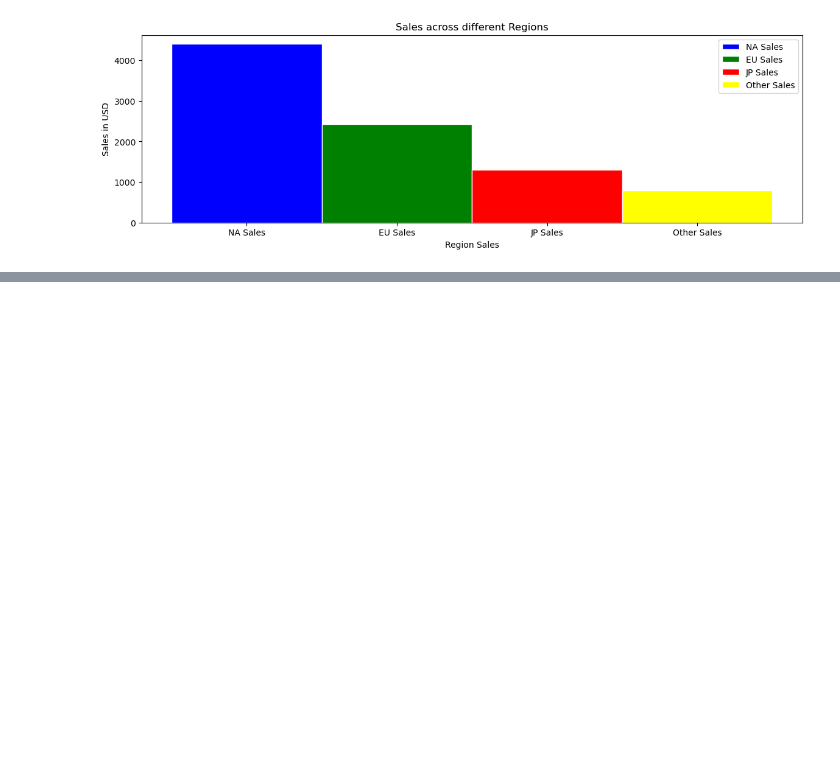
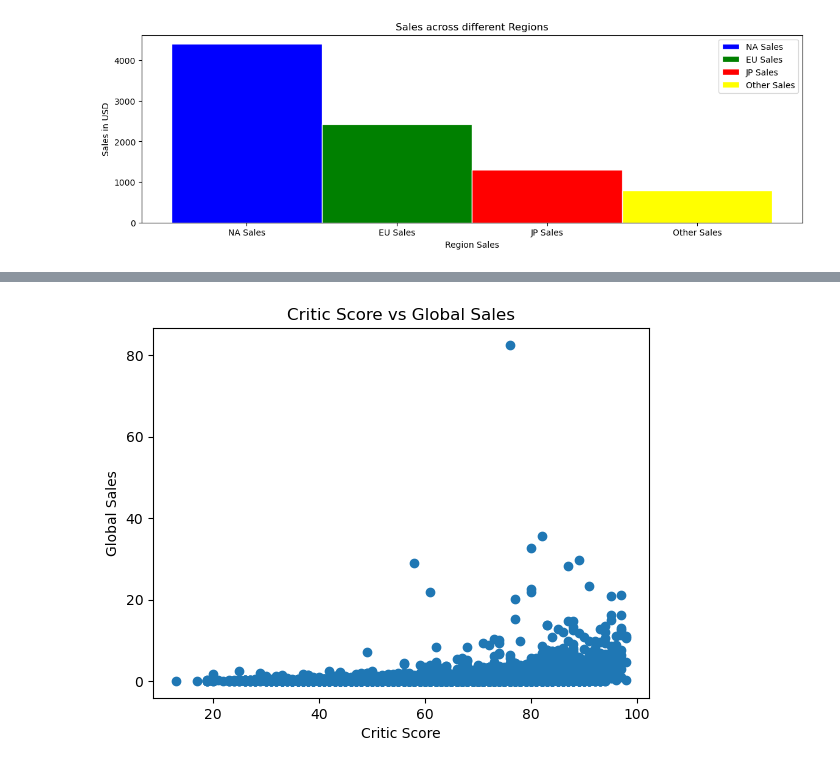
Before and after one commit to HakaseKorin/VGSalesJupyter, a Jupyter notebook: VideoGameSales.ipynb, the cells around one changed output, grey strips where cells are left out. Saved outputs shown, nothing was run; the diff lists cells and outputs as text; code cells hidden in the pictures; blank space fills up the shorter version.

Commit message:
adds several different charts

```diff
--- a/VideoGameSales.ipynb
+++ b/VideoGameSales.ipynb
@@ -80,0 +89,12 @@ ax1.legend()
+# %%
+GlobalSales = data["Global_Sales"]
+CriticScore = data["Critic_Score"]
+
+fig2, ax2 = plt.subplots()
+ax2.scatter(CriticScore,GlobalSales)
+ax2.set_xlabel("Critic Score")
+ax2.set_ylabel("Global Sales")
+ax2.set_title("Critic Score vs Global Sales")
+plt.show()
+# %% [output]
+[figure, added]
```
Also changed, not shown: parts of 8 cells of this notebook.
